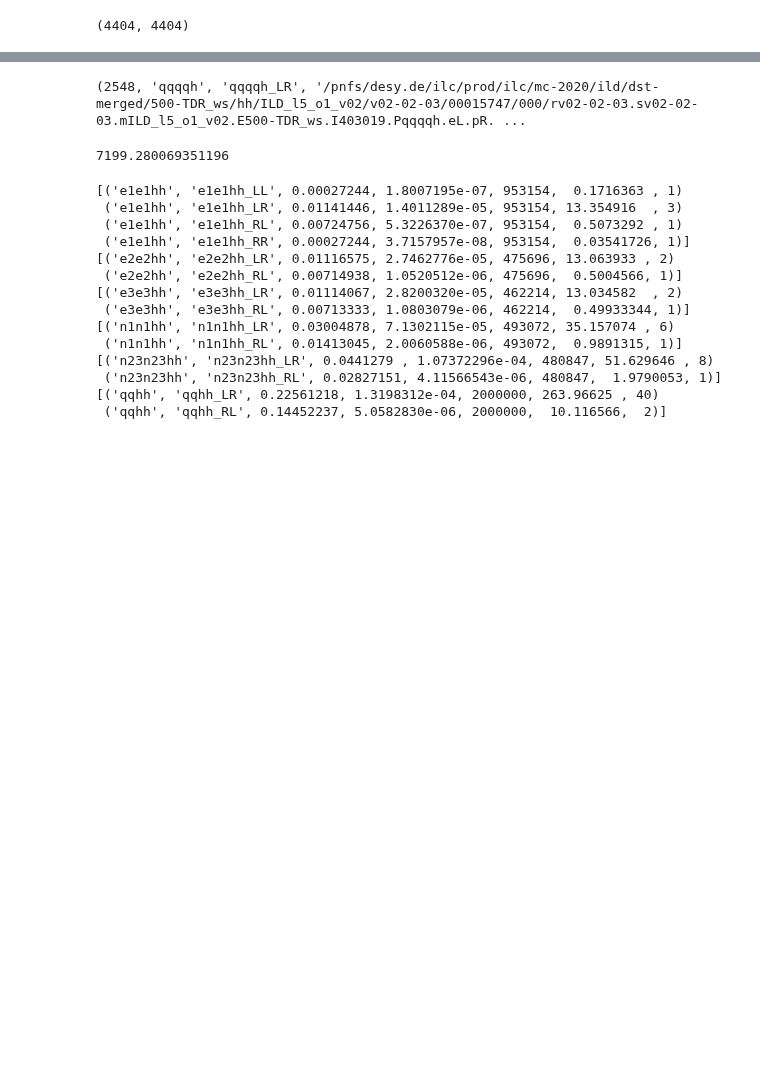
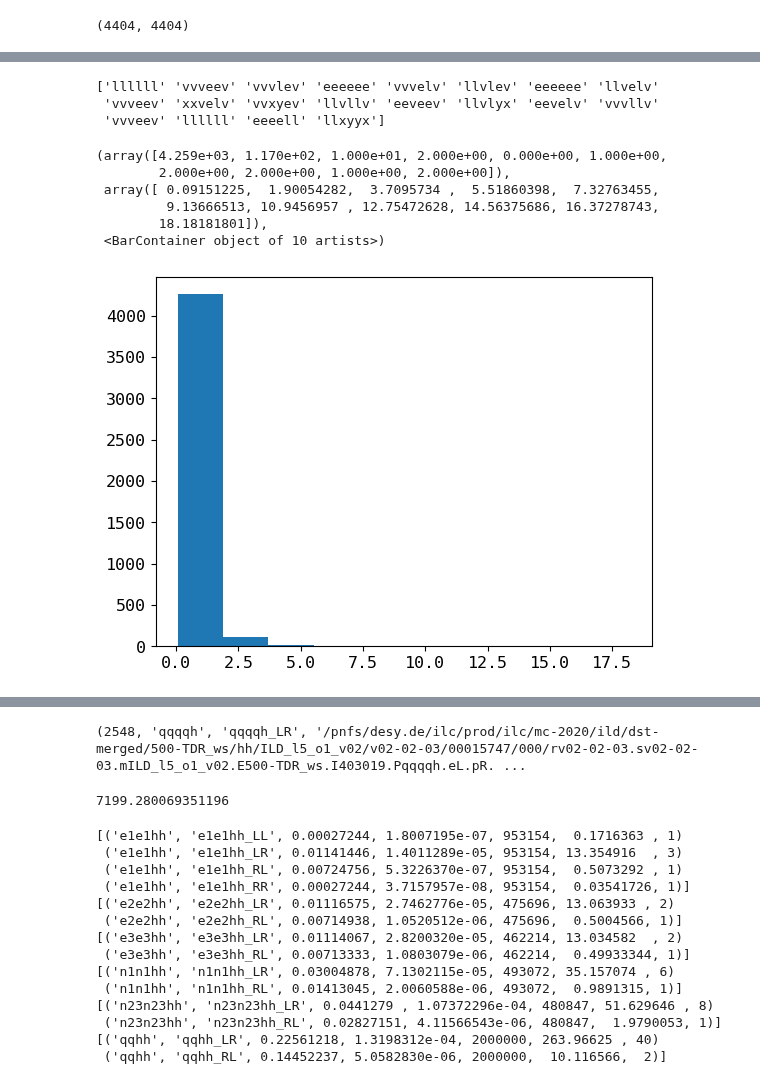
Before and after one commit to ILDAnaSoft/ZHH, a Jupyter notebook: notebooks/5c_chunk_splits.ipynb, the cells around one changed output, grey strips where cells are left out. Cells and saved outputs as stored; diff of their text form; code cells hidden in the pictures; blank space fills up the shorter version.

```diff
--- a/notebooks/5c_chunk_splits.ipynb
+++ b/notebooks/5c_chunk_splits.ipynb
@@ -41,0 +117,20 @@ len(existing_chunks), len(new_chunks)
+# %%
+fractions = np.zeros(len(chunks_f), dtype=float)
+for i, chunk in enumerate(chunks_f):
+    fractions[i] = (chunk['runtime'] / chunk['chunk_size_factual'])/atpe['tPE'][atpe['process'] == chunk['process']]
+
+sorting = np.argsort(-fractions)
+print(chunks_f['process'][sorting][:20])
+
+plt.hist(fractions)
+# %% [output]
+['llllll' 'vvveev' 'vvvlev' 'eeeeee' 'vvvelv' 'llvlev' 'eeeeee' 'llvelv'
+ 'vvveev' 'xxvelv' 'vvxyev' 'llvllv' 'eeveev' 'llvlyx' 'eevelv' 'vvvllv'
+ 'vvveev' 'llllll' 'eeeell' 'llxyyx']
+(array([4.259e+03, 1.170e+02, 1.000e+01, 2.000e+00, 0.000e+00, 1.000e+00,
+        2.000e+00, 2.000e+00, 1.000e+00, 2.000e+00]),
+ array([ 0.09151225,  1.90054282,  3.7095734 ,  5.51860398,  7.32763455,
+         9.13666513, 10.9456957 , 12.75472628, 14.56375686, 16.37278743,
+        18.18181801]),
+ <BarContainer object of 10 artists>)
+[figure, added]
```
Also changed, not shown: parts of 11 cells of this notebook, 2 other files.
